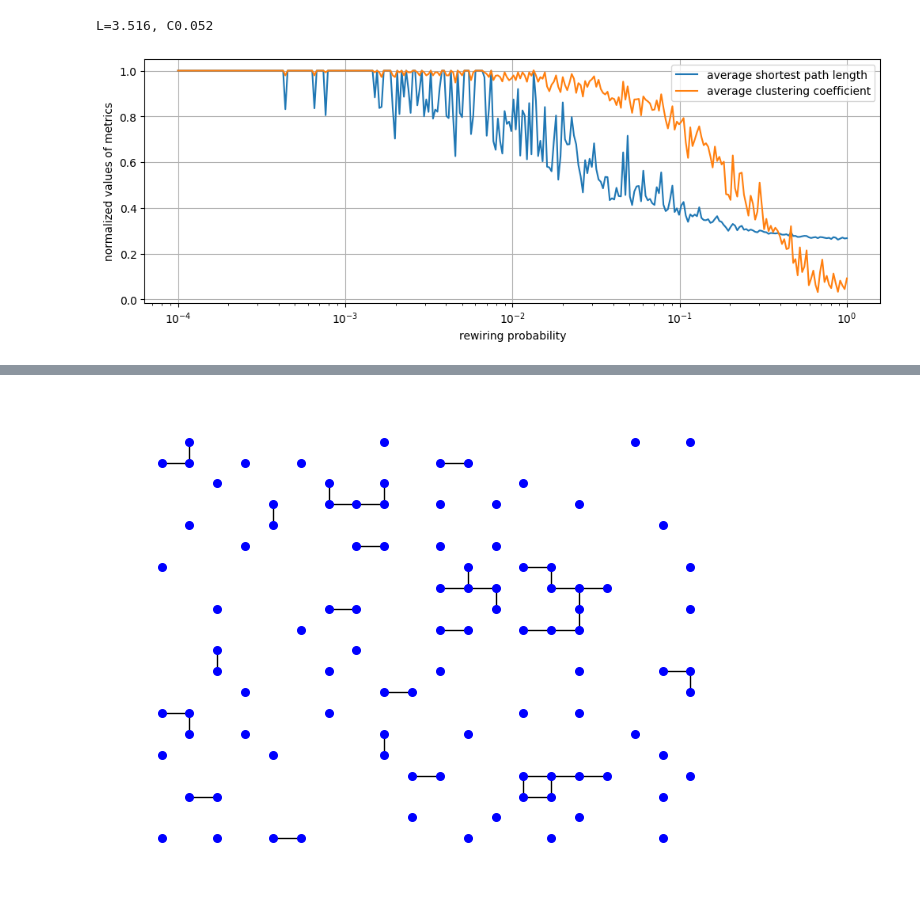
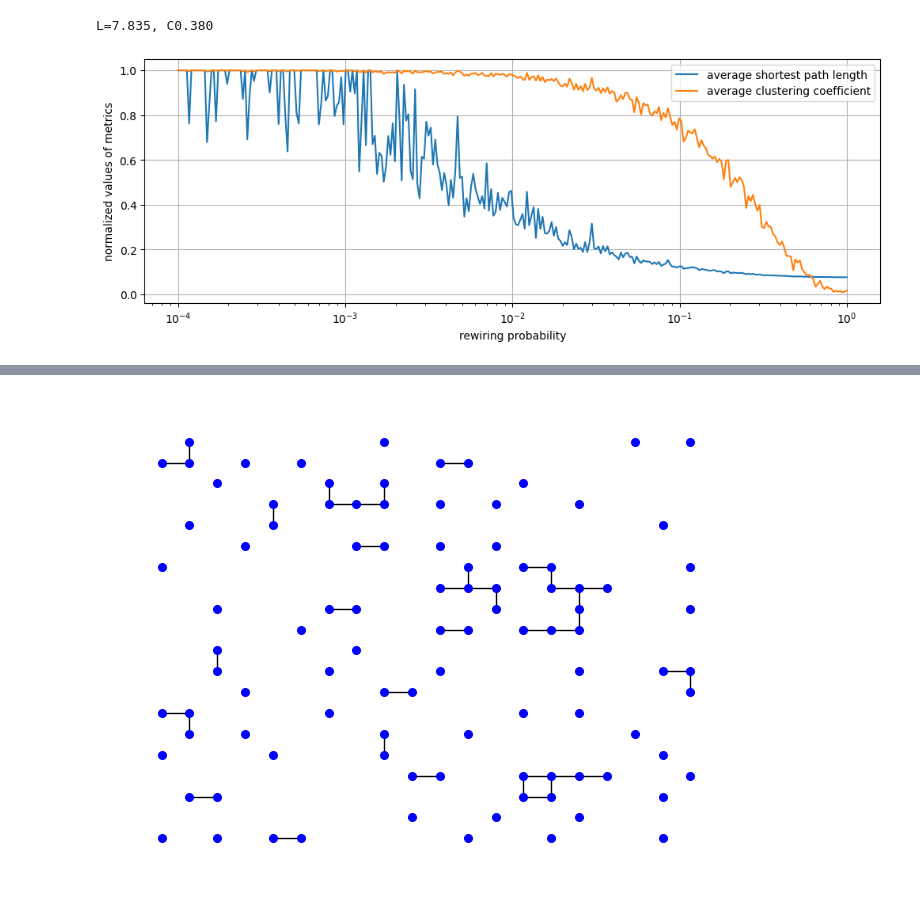
Before and after one commit to frinfo702/graph-network-sm24, a Jupyter notebook: notebooks/problem2-2.ipynb, the cells around one changed output, grey strips where cells are left out. Cells and saved outputs as stored; diff of their text form; code cells hidden in the pictures.

Commit message:
feat: ネットワークシミュレータークラスを追加し、WattsStrogatzNetworkクラスを実装、不要な空行を削除

```diff
--- a/notebooks/problem2-2.ipynb
+++ b/notebooks/problem2-2.ipynb
@@ -5,17 +5,19 @@ from src.models.network_generator import SmallWorldNetwork, LatticeNetwork, Part
 from src.models.analyzer import NetworkAnalyzer
 # %%
+
 # initialize network generator
-generator = SmallWorldNetwork(100, 4, 0.5)
+generator = WattsStrogatzNetwork(500, 4, 0.1)
 # initialize analyzer
 analyzer = NetworkAnalyzer()
 
 G = generator.generate()
 L, C = analyzer.calculate_metrics(G)
 print(f"L={L:.3f}, C{C:.3f}")
 
 # analyze propaties according to p-value
-p_values, L_values, C_values = analyzer.analyze_propaties(generator, num_points=300)
+p_values, L_values, C_values = \
+    analyzer.analyze_propaties(generator, num_points=300)
 analyzer.plot_propaties(p_values, L_values, C_values)
 # %% [output]
-L=3.516, C0.052
+L=7.835, C0.380
-[figure, old version]
+[figure, new version]
```
Also changed, not shown: parts of 5 cells of this notebook, 7 other files.
